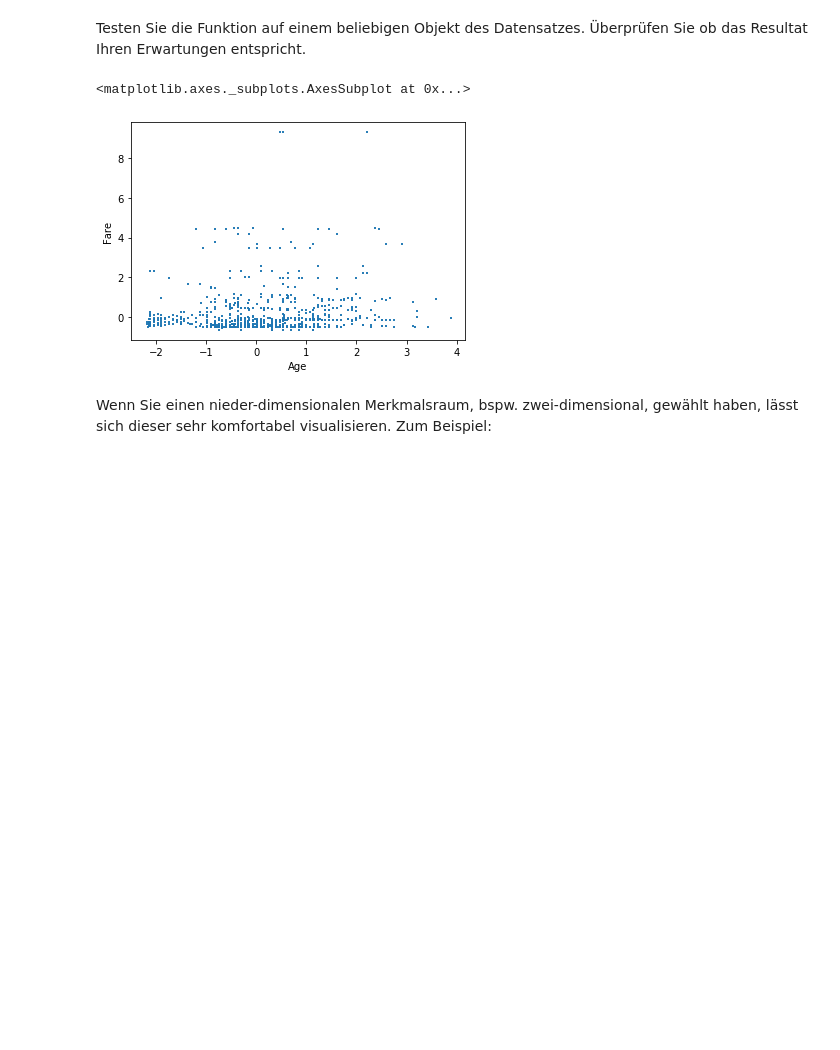
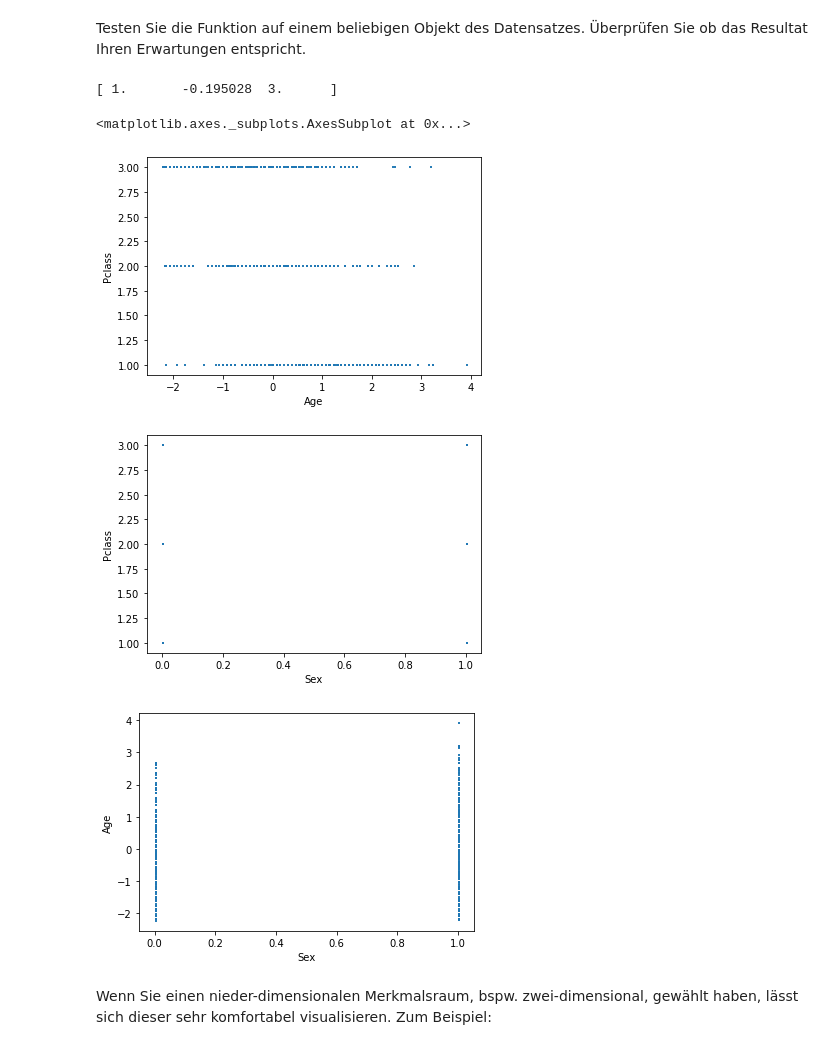
Before and after one commit to julianfbeck/ML-Uebungen, a Jupyter notebook: Aufgabenglatt 3/Teil b - K-Nearest Neighbor - Exercises.ipynb, the cells around one changed output. Cells and saved outputs as stored; diff of their text form; code cells hidden in the pictures; blank space fills up the shorter version.

```diff
--- a/Aufgabenglatt 3/Teil b - K-Nearest Neighbor - Exercises.ipynb
+++ b/Aufgabenglatt 3/Teil b - K-Nearest Neighbor - Exercises.ipynb
@@ -134,28 +119,59 @@ Unabhängig von der eingesetzten Methodik zur Klassifikation ist es wichtig, das
 # %% [markdown]
 ### Merkmalsvektor extrahieren und normalisieren bzw. standardisieren
 Schreiben sie eine Methode welche aus einer gegebenen Datenreihe einen Merkmalsvektor extrahiert. D.h. der Input ist eine Reihe aus dem Datensatz, der Rückgabewert ein Vektor bestehend aus den Daten.
-# %%
-def extractFeatureVector(row):
-    # TODO : implement
-    return np.array([row.Fare, row.Age])
+# %%
+#create FeatureVectore by Sex Age and Pclass
+def extractFeatureVector(row):
+    if row.Sex == "male":
+        sex = 1
+    else:
+        sex = 0
+    return np.array([sex, row.Age, row.Pclass])
 # %% [markdown]
 Testen Sie die Funktion auf einem beliebigen Objekt des Datensatzes. Überprüfen Sie ob das Resultat Ihren Erwartungen entspricht.
 # %%
-extractFeatureVector(df_train_norm.iloc[0])
+print(extractFeatureVector(df_train_norm.iloc[0]))
+
+points = []
+y = []
+x = []
+for index, row in df_train_norm.iterrows():
+    points.append(extractFeatureVector(row))
+    y.append(extractFeatureVector(row)[1])
+    x.append(extractFeatureVector(row)[2])
+data = {'Age': y, 'Pclass': x}
+
+new_frame = pd.DataFrame(data)
+new_frame.plot.scatter(x = "Age", y = "Pclass", marker = ",",s= 1)
+
 points = []
 y = []
 x = []
 for index, row in df_train_norm.iterrows():
     points.append(extractFeatureVector(row))
     y.append(extractFeatureVector(row)[0])
+    x.append(extractFeatureVector(row)[2])
+data = {'Sex': y, 'Pclass': x}
+
+points = []
+y = []
+x = []
+new_frame1 = pd.DataFrame(data)
+new_frame1.plot.scatter(x = "Sex", y = "Pclass", marker = ",",s= 1)
+for index, row in df_train_norm.iterrows():
+    points.append(extractFeatureVector(row))
+    y.append(extractFeatureVector(row)[0])
     x.append(extractFeatureVector(row)[1])
-data = {'Fare': y, 'Age': x}
+data = {'Sex': y, 'Age': x}
 
-new_frame = pd.DataFrame(data)
-new_frame.plot.scatter(x = "Age", y = "Fare", marker = ",",s= 1)
+new_frame2 = pd.DataFrame(data)
+new_frame2.plot.scatter(x = "Sex", y = "Age", marker = ",",s= 1)
 # %% [output]
-<matplotlib.axes._subplots.AxesSubplot at 0x...>
+[ 1.       -0.195028  3.      ]
+<matplotlib.axes._subplots.AxesSubplot at 0x...>
-[figure, old version]
+[figure, new version]
+[figure, added]
+[figure, added]
 # %% [markdown]
 Wenn Sie einen nieder-dimensionalen Merkmalsraum, bspw. zwei-dimensional, gewählt haben, lässt sich dieser sehr komfortabel visualisieren. Zum Beispiel:
 # %% [markdown]
```
Also changed, not shown: parts of 5 cells of this notebook, 2 other files.
